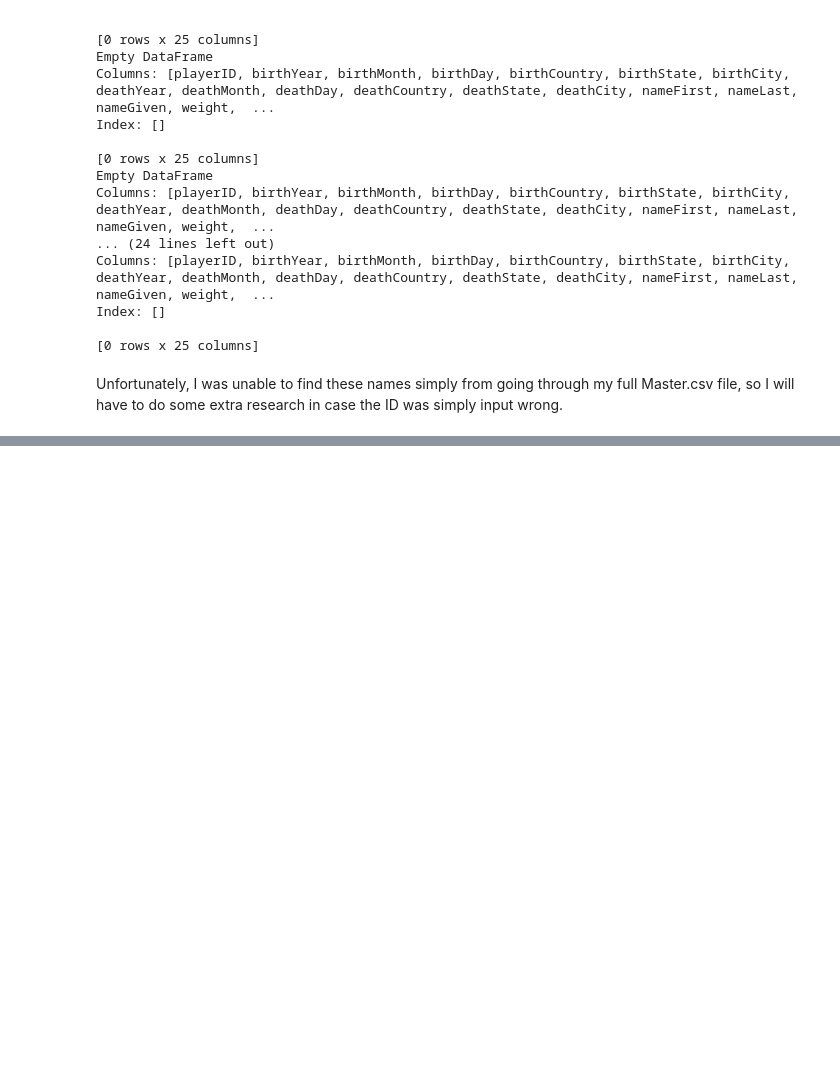
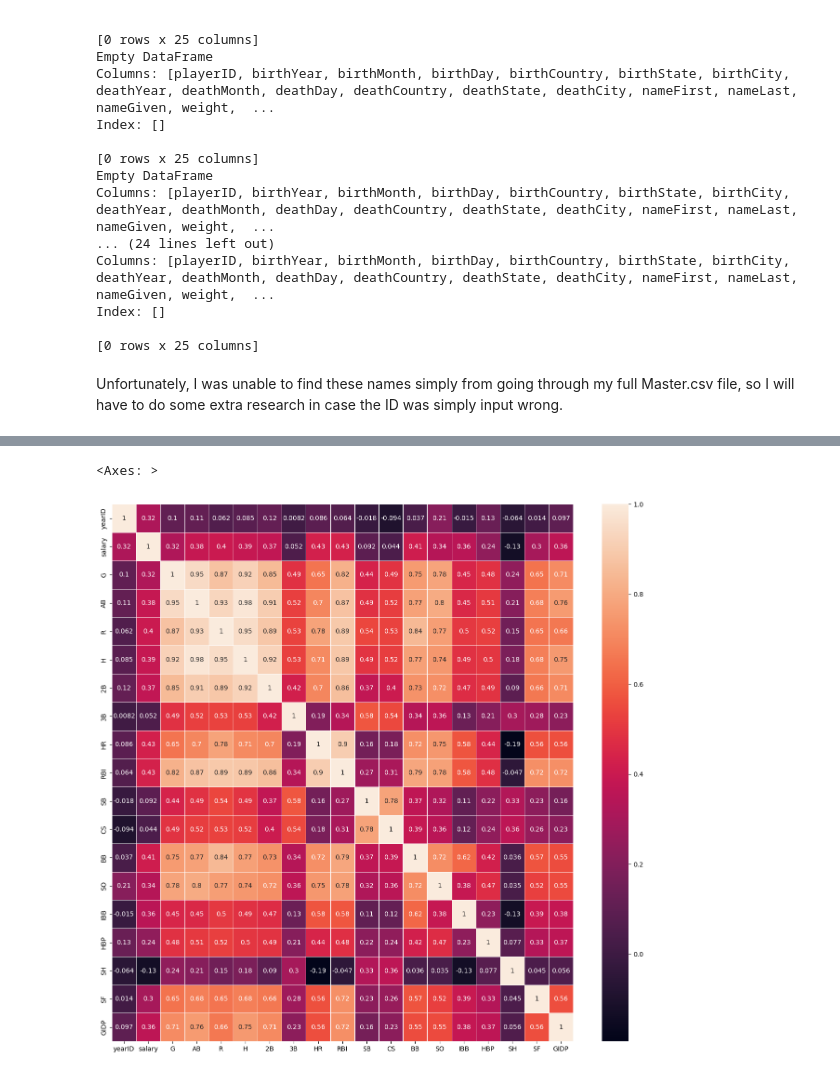
Before and after one commit to kpayton2903/PSTAT_131, a Jupyter notebook: Final_Project.ipynb, the cells around one changed output, grey strips where cells are left out. Drawn from its saved outputs; the diff is of its cells as text; code cells hidden in the pictures; blank space fills up the shorter version.

Commit message:
Finished data cleaning for final project

```diff
--- a/Final_Project.ipynb
+++ b/Final_Project.ipynb
@@ -102,0 +131,4 @@ See the caveats in the documentation: https://pandas.pydata.org/pandas-docs/stab
+# %%
+stats = ['G','AB','R','H','2B','3B','HR','RBI','SB','CS','BB','SO','IBB','HBP','SH','SF','GIDP']
+new_batting = batting_stats.groupby(['playerID', 'yearID'])[stats].sum().reset_index()
+new_merged = pd.merge(new_batting, final_merged_data, on=['playerID', 'yearID'], how='inner')
@@ -102,0 +137,7 @@ See the caveats in the documentation: https://pandas.pydata.org/pandas-docs/stab
+# %%
+new_fielding = fielding[['playerID', 'yearID', 'POS', 'G']]
+new_fielding = new_fielding[new_fielding['yearID'] >= 1990]
+fielding_counts = new_fielding.groupby(['playerID', 'yearID', 'POS'])['G'].sum().reset_index()
+fielding_counts.sort_values(by=['playerID','yearID','G'], ascending=False, inplace=True)
+fielding_counts.drop_duplicates(subset=['playerID', 'yearID'], keep='first', inplace=True)
+fielding_counts.drop('G', axis=1, inplace=True)
@@ -103,11 +146,9 @@ See the caveats in the documentation: https://pandas.pydata.org/pandas-docs/stab
 # %%
-batting_stats = pd.read_csv('Batting.csv')
-batting_stats = batting_stats[batting_stats['yearID'] >= 2000]
-print(batting_stats.shape)
-
-new_merged = pd.merge(batting_stats, merged_data, on=['playerID', 'yearID'], how='inner')
-
-final_data = new_merged[['playerID', 'nameFull', 'yearID', 'salary', 'teamID_x', 'stint',
-                        'lgID_x', 'G', 'AB', 'R', 'H', '2B', '3B', 'HR', 'RBI', 'SB', 'CS',
+final_merge = pd.merge(fielding_counts, new_merged, on=['playerID', 'yearID'], how='inner')
+final_no_pitchers = final_merge[final_merge.POS != 'P']
+final_data = final_no_pitchers[['playerID', 'nameFull', 'yearID', 'POS', 'salary', 'teamID',
+                        'lgID', 'G', 'AB', 'R', 'H', '2B', '3B', 'HR', 'RBI', 'SB', 'CS',
                         'BB', 'SO', 'IBB', 'HBP', 'SH', 'SF', 'GIDP']]
+print(final_data.shape)
+print(final_data.columns)
 # %% [output]
@@ -130,0 +160,4 @@ dtype: int64
+# %%
+final_data['POS'] = final_data['POS'].astype('category')
+final_data['lgID'] = final_data['lgID'].astype('category')
+final_data['teamID'] = final_data['teamID'].astype('category')
@@ -130,0 +200,6 @@ dtype: int64
+# %%
+plt.figure(figsize=(16, 15))
+sns.heatmap(final_data.corr(numeric_only=True), annot=True, linewidth=.5)
+# %% [output]
+<Axes: >
+[figure, added]
```
Also changed, not shown: parts of 19 cells of this notebook, 3 other files.
